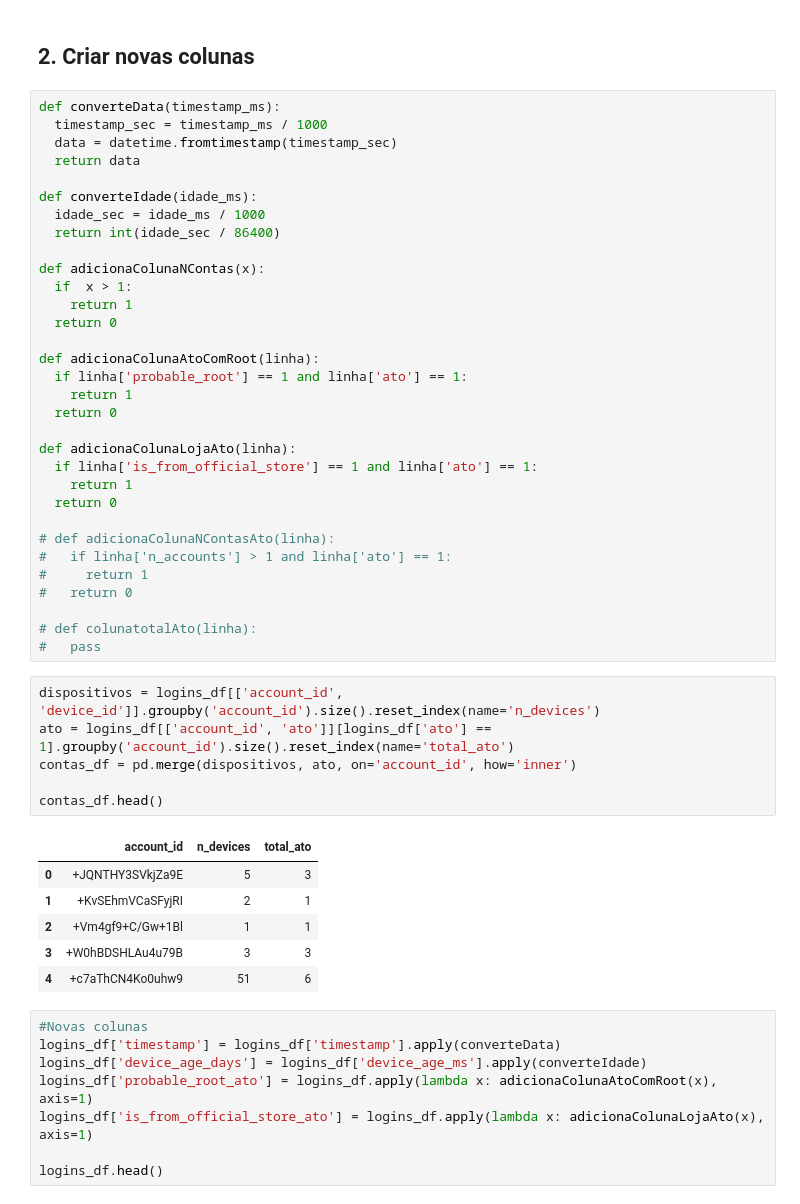
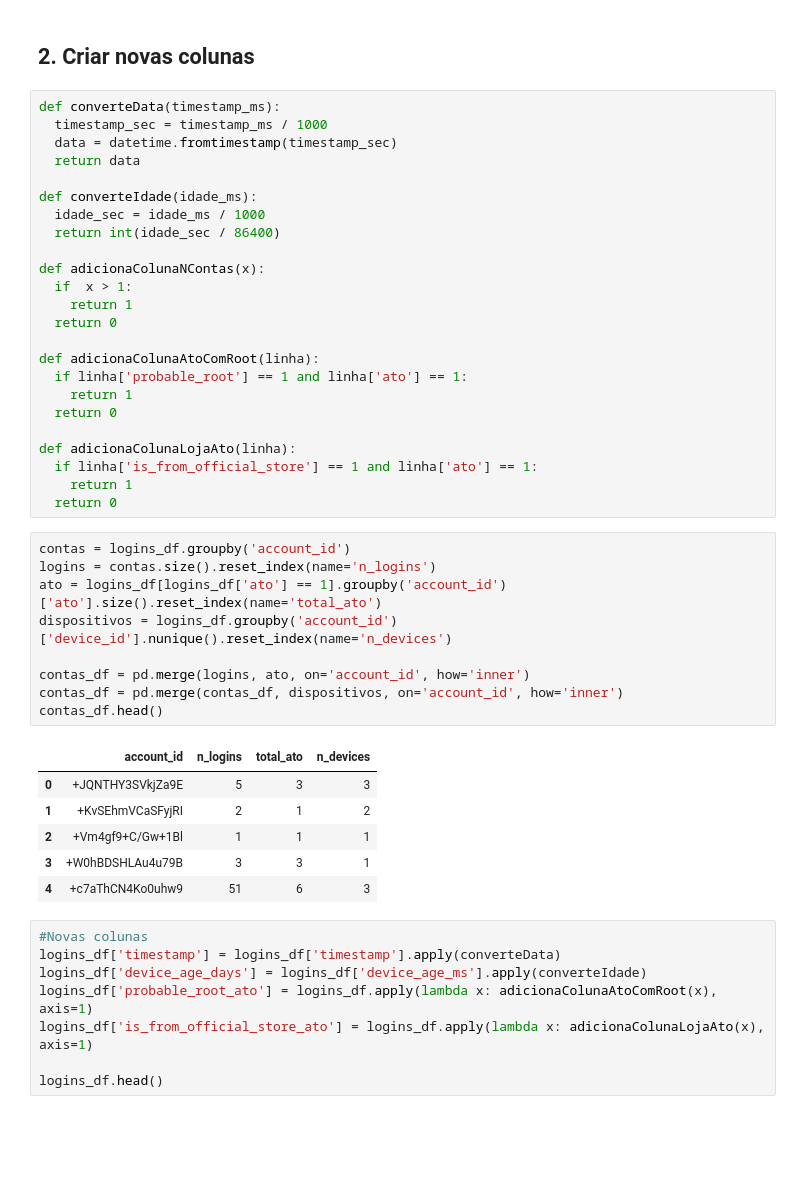
Before and after one commit to pedrosena138/projeto-if997, a Jupyter notebook: Projeto.ipynb, the cells around one changed output. Cells and saved outputs as stored; diff of their text form; blank space fills up the shorter version.

```diff
--- a/Projeto.ipynb
+++ b/Projeto.ipynb
@@ -193,27 +201,22 @@ def adicionaColunaLojaAto(linha):
   if linha['is_from_official_store'] == 1 and linha['ato'] == 1:
     return 1
   return 0
-
-# def adicionaColunaNContasAto(linha):
-#   if linha['n_accounts'] > 1 and linha['ato'] == 1:
-#     return 1
-#   return 0
-
-# def colunatotalAto(linha):
-#   pass
 # %%
-dispositivos = logins_df[['account_id', 'device_id']].groupby('account_id').size().reset_index(name='n_devices')
-ato = logins_df[['account_id', 'ato']][logins_df['ato'] == 1].groupby('account_id').size().reset_index(name='total_ato')
-contas_df = pd.merge(dispositivos, ato, on='account_id', how='inner')
+contas = logins_df.groupby('account_id')
+logins = contas.size().reset_index(name='n_logins')
+ato = logins_df[logins_df['ato'] == 1].groupby('account_id')['ato'].size().reset_index(name='total_ato')
+dispositivos = logins_df.groupby('account_id')['device_id'].nunique().reset_index(name='n_devices')
 
+contas_df = pd.merge(logins, ato, on='account_id', how='inner')
+contas_df = pd.merge(contas_df, dispositivos, on='account_id', how='inner')
 contas_df.head()
 # %% [output]
-|  | account_id | n_devices | total_ato |
-| 0 | +JQNTHY3SVkjZa9E | 5 | 3 |
-| 1 | +KvSEhmVCaSFyjRI | 2 | 1 |
-| 2 | +Vm4gf9+C/Gw+1Bl | 1 | 1 |
-| 3 | +W0hBDSHLAu4u79B | 3 | 3 |
-| 4 | +c7aThCN4Ko0uhw9 | 51 | 6 |
+|  | account_id | n_logins | total_ato | n_devices |
+| 0 | +JQNTHY3SVkjZa9E | 5 | 3 | 3 |
+| 1 | +KvSEhmVCaSFyjRI | 2 | 1 | 2 |
+| 2 | +Vm4gf9+C/Gw+1Bl | 1 | 1 | 1 |
+| 3 | +W0hBDSHLAu4u79B | 3 | 3 | 1 |
+| 4 | +c7aThCN4Ko0uhw9 | 51 | 6 | 3 |
 # %%
 #Novas colunas
 logins_df['timestamp'] = logins_df['timestamp'].apply(converteData)
```
Also changed, not shown: parts of 6 cells of this notebook.
